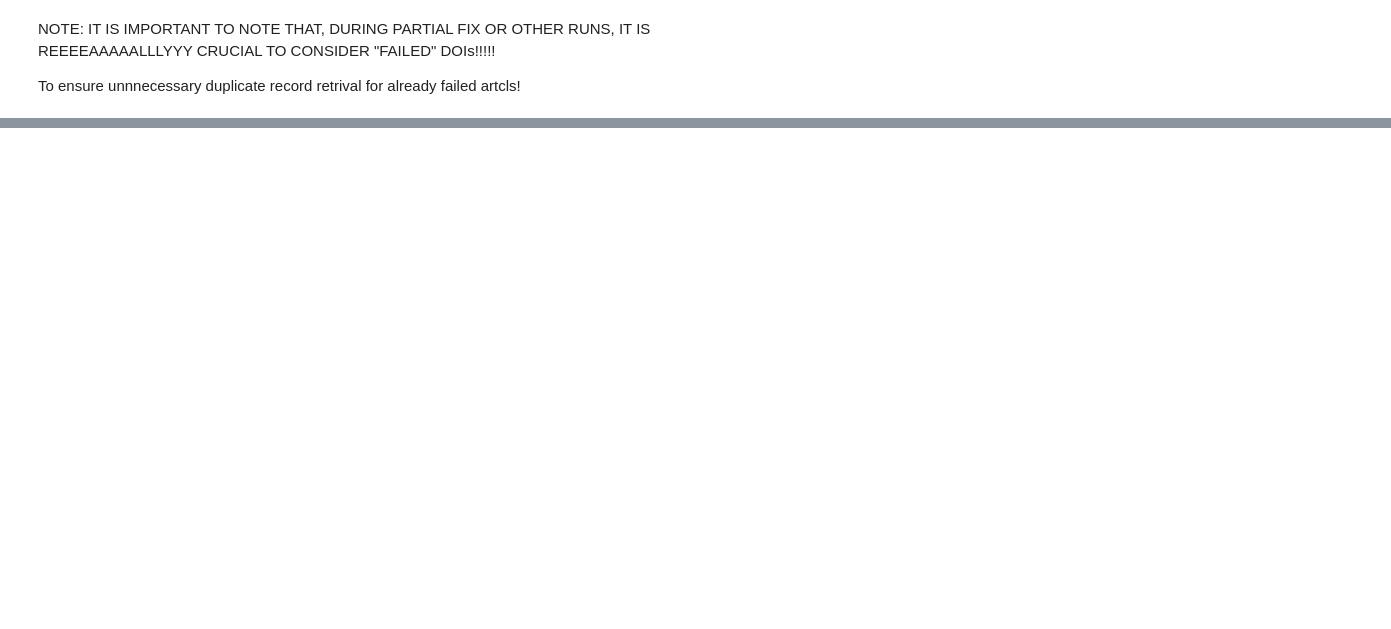
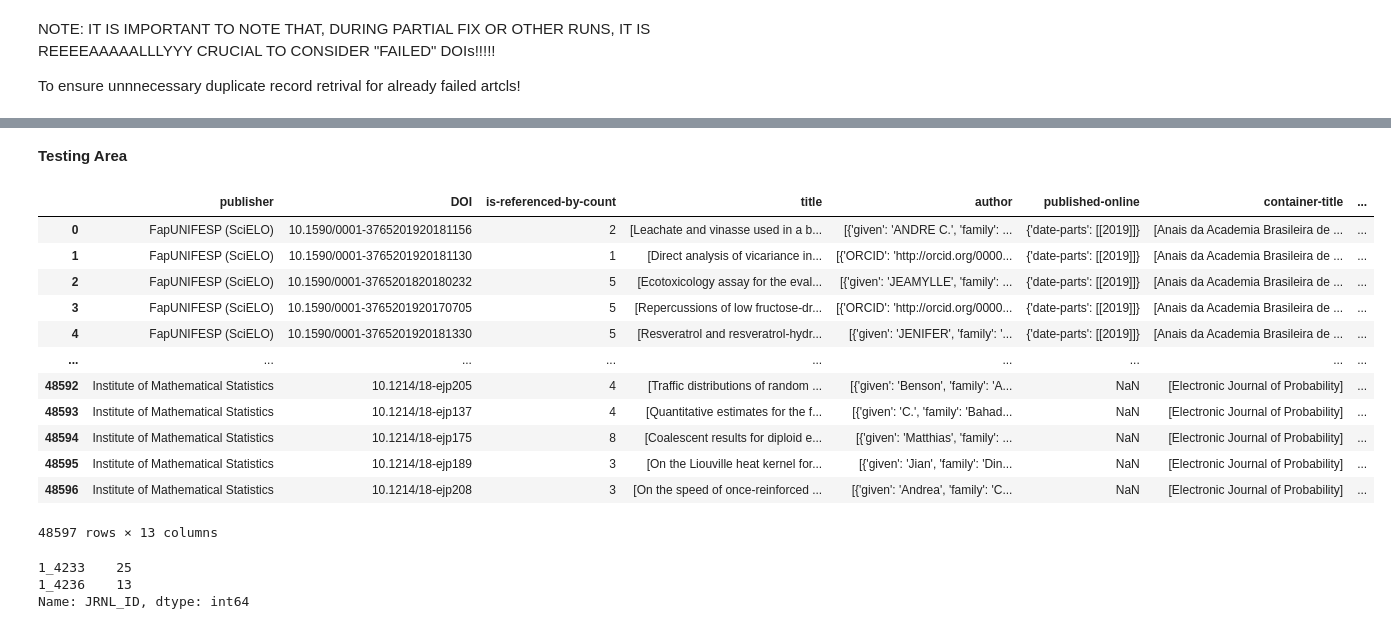
Before and after one commit to Oz-like-the-Wizard/Investigating-the-delay-times-in-academic-publishing, a Jupyter notebook: part7c-q1_jnrl_final_extraction.ipynb, the cells around one changed output, grey strips where cells are left out. Cells and saved outputs as stored; diff of their text form; code cells hidden in the pictures; blank space fills up the shorter version.

```diff
--- a/part7c-q1_jnrl_final_extraction.ipynb
+++ b/part7c-q1_jnrl_final_extraction.ipynb
@@ -835,0 +866,6 @@ q1_jrnl_df.fillna(0)[q1_jrnl_df.fillna(0).Required_Count < q1_jrnl_df.fillna(0).
+# %%
+with open("q1_date_df","wb") as fp:
+   pickle.dump(q1_date_df, fp)
+
+with open("q1_jrnl_df","wb") as fp:
+   pickle.dump(q1_jrnl_df, fp)
@@ -835,0 +874,14 @@ q1_jrnl_df.fillna(0)[q1_jrnl_df.fillna(0).Required_Count < q1_jrnl_df.fillna(0).
+# %%
+with open("q1_jrnl_df", "rb") as fp:
+    q1_jrnl_df = pickle.load(fp)
+
+with open("q1_date_df", "rb") as fp:
+    q1_date_df = pickle.load(fp)
+
+with open("q1_meta_fe", "rb") as fp:
+    q1_meta_fe = pickle.load(fp)
+# %%
+succ_doi_dict = q1_date_df.reset_index().groupby("JRNL_ID").DOI.apply(list).to_dict()
+fail_doi_dict = q1_meta_fe.set_index("DOI").loc[~q1_meta_fe.set_index("DOI").index.isin(q1_date_df.index)].reset_index().groupby("JRNL_ID")["DOI"].apply(list)
+
+all_doi_dict = { key:succ_doi_dict.get(key,[])+fail_doi_dict.get(key,[]) for key in set(list(succ_doi_dict.keys())+list(fail_doi_dict.keys())) }
@@ -835,0 +900,2 @@ q1_jrnl_df.fillna(0)[q1_jrnl_df.fillna(0).Required_Count < q1_jrnl_df.fillna(0).
+# %%
+partial_mask = (q1_jrnl_df.Consider == True) & (q1_jrnl_df.Current_Count < q1_jrnl_df.CR_Count) & (q1_jrnl_df.Required_Count > 0)
@@ -835,0 +1155,2 @@ q1_jrnl_df.fillna(0)[q1_jrnl_df.fillna(0).Required_Count < q1_jrnl_df.fillna(0).
+# %% [markdown]
+__Testing Area__
@@ -835,0 +1164,22 @@ q1_jrnl_df.fillna(0)[q1_jrnl_df.fillna(0).Required_Count < q1_jrnl_df.fillna(0).
+# %%
+pd.DataFrame(pr_cr_results)
+# %% [output]
+|  | publisher | DOI | is-referenced-by-count | title | author | published-online | container-title | ... |
+| 0 | FapUNIFESP (SciELO) | 10.1590/0001-3765201920181156 | 2 | [Leachate and vinasse used in a b... | [{'given': 'ANDRE C.', 'family': ... | {'date-parts': [[2019]]} | [Anais da Academia Brasileira de ... | ... |
+| 1 | FapUNIFESP (SciELO) | 10.1590/0001-3765201920181130 | 1 | [Direct analysis of vicariance in... | [{'ORCID': 'http://orcid.org/0000... | {'date-parts': [[2019]]} | [Anais da Academia Brasileira de ... | ... |
+| 2 | FapUNIFESP (SciELO) | 10.1590/0001-3765201820180232 | 5 | [Ecotoxicology assay for the eval... | [{'given': 'JEAMYLLE', 'family': ... | {'date-parts': [[2019]]} | [Anais da Academia Brasileira de ... | ... |
+| 3 | FapUNIFESP (SciELO) | 10.1590/0001-3765201920170705 | 5 | [Repercussions of low fructose-dr... | [{'ORCID': 'http://orcid.org/0000... | {'date-parts': [[2019]]} | [Anais da Academia Brasileira de ... | ... |
+| 4 | FapUNIFESP (SciELO) | 10.1590/0001-3765201920181330 | 5 | [Resveratrol and resveratrol-hydr... | [{'given': 'JENIFER', 'family': '... | {'date-parts': [[2019]]} | [Anais da Academia Brasileira de ... | ... |
+| ... | ... | ... | ... | ... | ... | ... | ... | ... |
+| 48592 | Institute of Mathematical Statistics | 10.1214/18-ejp205 | 4 | [Traffic distributions of random ... | [{'given': 'Benson', 'family': 'A... | NaN | [Electronic Journal of Probability] | ... |
+| 48593 | Institute of Mathematical Statistics | 10.1214/18-ejp137 | 4 | [Quantitative estimates for the f... | [{'given': 'C.', 'family': 'Bahad... | NaN | [Electronic Journal of Probability] | ... |
+| 48594 | Institute of Mathematical Statistics | 10.1214/18-ejp175 | 8 | [Coalescent results for diploid e... | [{'given': 'Matthias', 'family': ... | NaN | [Electronic Journal of Probability] | ... |
+| 48595 | Institute of Mathematical Statistics | 10.1214/18-ejp189 | 3 | [On the Liouville heat kernel for... | [{'given': 'Jian', 'family': 'Din... | NaN | [Electronic Journal of Probability] | ... |
+| 48596 | Institute of Mathematical Statistics | 10.1214/18-ejp208 | 3 | [On the speed of once-reinforced ... | [{'given': 'Andrea', 'family': 'C... | NaN | [Electronic Journal of Probability] | ... |
+48597 rows × 13 columns
+# %%
+pd.DataFrame(pr_cr_results)[pd.DataFrame(pr_cr_results).DOI.str.startswith("10.1902/jop.2014")].JRNL_ID.value_counts()
+# %% [output]
+1_4233    25
+1_4236    13
+Name: JRNL_ID, dtype: int64
```
Also changed, not shown: parts of 62 cells of this notebook, 5 other files.
